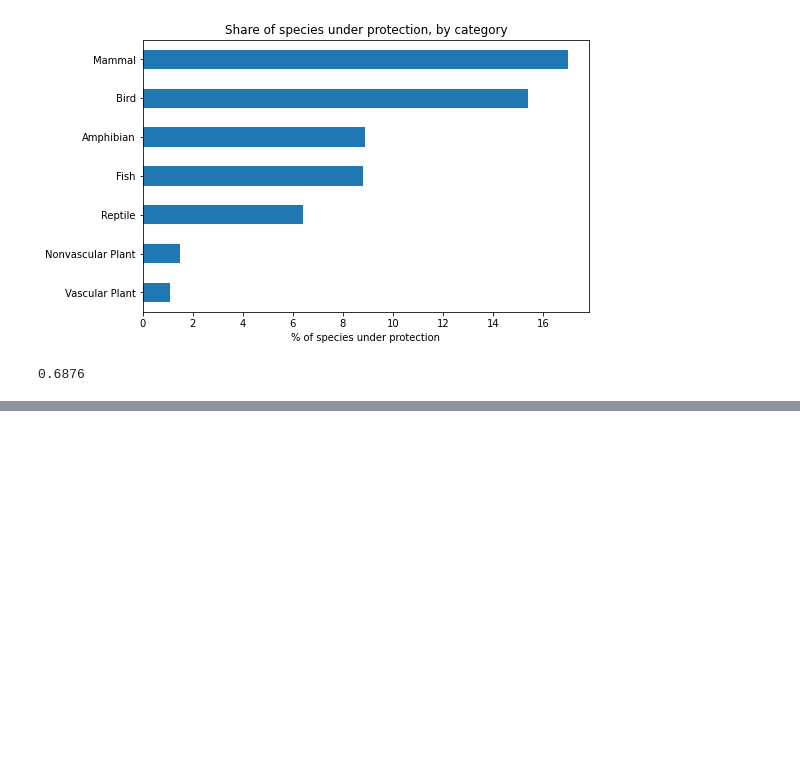
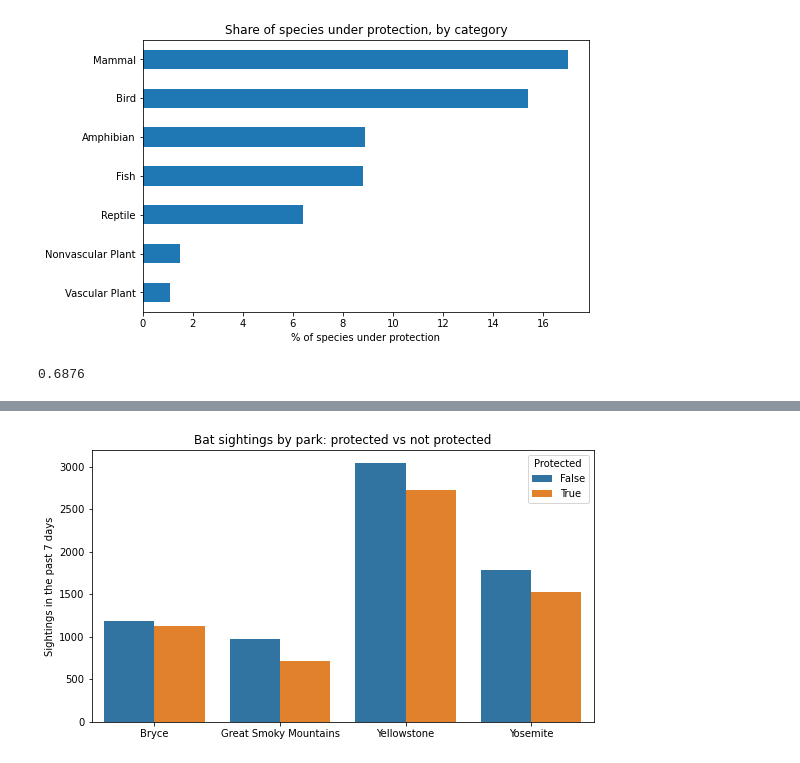
Before and after one commit to SantiagoMoralesU/biodiversity_project, a Jupyter notebook: biodiversity.ipynb, the cells around one changed output, grey strips where cells are left out. Drawn from its saved outputs; the diff is of its cells as text; code cells hidden in the pictures; blank space fills up the shorter version.

```diff
--- a/biodiversity.ipynb
+++ b/biodiversity.ipynb
@@ -170,11 +170,17 @@ species[species.scientific_name.isin(conflicts)]
 # %%
 severity = {"Endangered": 0, "Threatened": 1, "Species of Concern": 2,
             "In Recovery": 3, "Not under protection": 4}
+
+listings = species.scientific_name.value_counts()
+all_names = species.groupby("scientific_name").common_names.apply(", ".join)
 
 species["severity"] = species["conservation_status"].map(severity)
 species = (species.sort_values("severity")
                   .drop_duplicates("scientific_name")
                   .drop(columns="severity")
                   .reset_index(drop=True))
+
+species["common_names"] = species.scientific_name.map(all_names)
+species["listings"] = species.scientific_name.map(listings)
 species.shape
 # %% [output]
@@ -250,0 +259,10 @@ compare("Mammal", "Bird")
+# %%
+observations["park"] = observations.park_name.str.replace(" National Park", "")
+
+most_seen = (observations.sort_values("observations", ascending=False)
+                         .groupby("park")
+                         .head(3)
+                         .merge(species[["scientific_name", "common_names", "category", "listings"]],
+                                on="scientific_name")
+                         .sort_values(["park", "observations"], ascending=[True, False]))
+most_seen
@@ -250,0 +283,4 @@ compare("Mammal", "Bird")
+# %%
+species["is_bat"] = species.common_names.str.contains(r"\bBats?\b", regex=True)
+bats = species[species.is_bat]
+len(bats)
@@ -250,0 +289,4 @@ compare("Mammal", "Bird")
+# %%
+bat_obs = observations.merge(bats[["scientific_name", "is_protected"]], on="scientific_name")
+bats_by_park = bat_obs.groupby(["park", "is_protected"], as_index=False).observations.sum()
+bats_by_park
@@ -250,0 +303,10 @@ compare("Mammal", "Bird")
+# %%
+plt.figure(figsize=(9, 5))
+sns.barplot(data=bats_by_park, x="park", y="observations", hue="is_protected")
+plt.xlabel("")
+plt.ylabel("Sightings in the past 7 days")
+plt.title("Bat sightings by park: protected vs not protected")
+plt.legend(title="Protected")
+plt.show()
+# %% [output]
+[figure, added]
```
Also changed, not shown: parts of 10 cells of this notebook.
